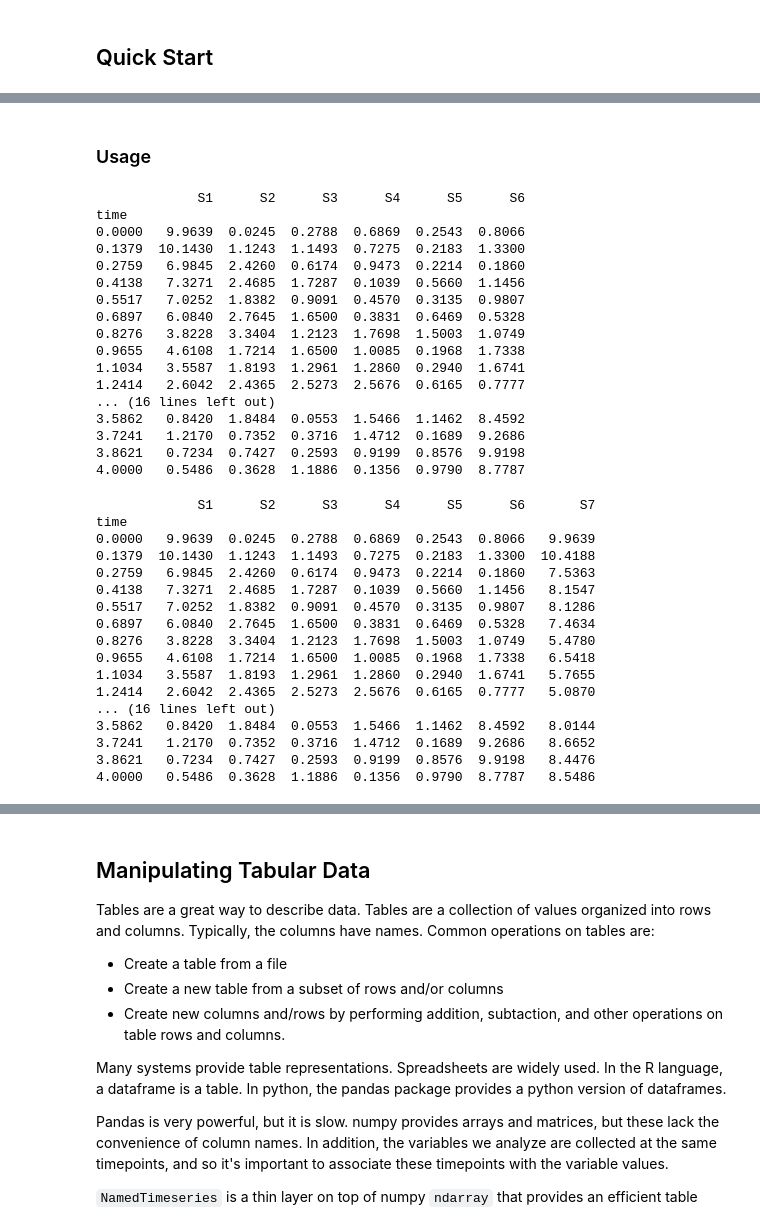
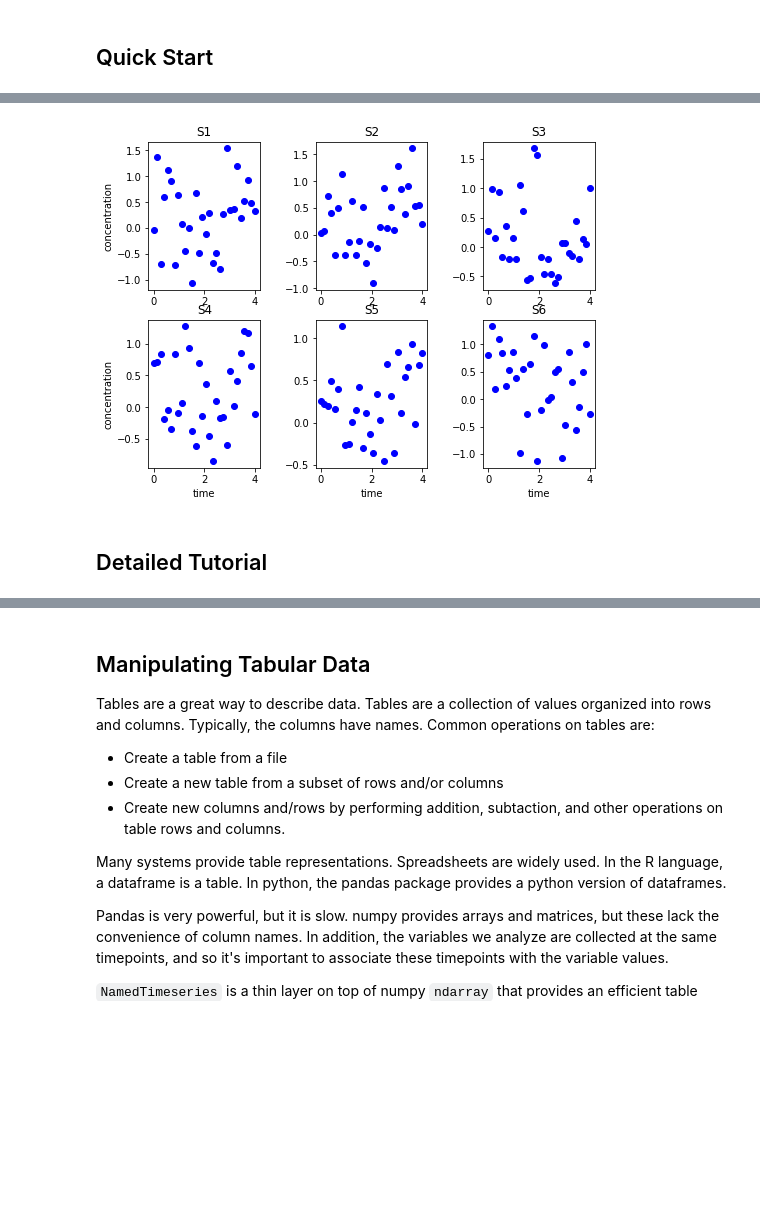
Before and after one commit to sys-bio/teUtils, a Jupyter notebook: teUtils/notebooks/Tutorial on Utilities for Model Fitting.ipynb, the cells around one changed output, grey strips where cells are left out. Cells and saved outputs as stored; diff of their text form; code cells hidden in the pictures; blank space fills up the shorter version.

Commit message:
Updated tutorial with simpler usage workflow.

```diff
--- a/teUtils/notebooks/Tutorial on Utilities for Model Fitting.ipynb
+++ b/teUtils/notebooks/Tutorial on Utilities for Model Fitting.ipynb
@@ -25,3 +70,10 @@ sys.path.extend([teutils, teutils_teutils])
+# %%
+# Plot residuals
+fitter.plotResiduals(num_row=2, num_col=3)
+# %% [output]
+[figure, added]
+# %% [markdown]
+## Detailed Tutorial
 # %%
 # Import the modules needed.
 import numpy as np
@@ -30,49 +82,3 @@ import tellurium as te
 from teUtils.named_timeseries import NamedTimeseries, TIME
 from teUtils.timeseries_plotter import TimeseriesPlotter, PlotOptions
 from teUtils.model_fitter import ModelFitter
-# %% [markdown]
-### Usage
-# %%
-# Create a time series from a CSV file
-ts1 = NamedTimeseries(csv_path="tst_data.txt")  # Construct from a file
-print(ts1)
-# %% [output]
-             S1      S2      S3      S4      S5      S6
-time
-0.0000   9.9639  0.0245  0.2788  0.6869  0.2543  0.8066
-0.1379  10.1430  1.1243  1.1493  0.7275  0.2183  1.3300
-0.2759   6.9845  2.4260  0.6174  0.9473  0.2214  0.1860
-0.4138   7.3271  2.4685  1.7287  0.1039  0.5660  1.1456
-0.5517   7.0252  1.8382  0.9091  0.4570  0.3135  0.9807
-0.6897   6.0840  2.7645  1.6500  0.3831  0.6469  0.5328
-0.8276   3.8228  3.3404  1.2123  1.7698  1.5003  1.0749
-0.9655   4.6108  1.7214  1.6500  1.0085  0.1968  1.7338
-1.1034   3.5587  1.8193  1.2961  1.2860  0.2940  1.6741
-1.2414   2.6042  2.4365  2.5273  2.5676  0.6165  0.7777
-... (16 lines left out)
-3.5862   0.8420  1.8484  0.0553  1.5466  1.1462  8.4592
-3.7241   1.2170  0.7352  0.3716  1.4712  0.1689  9.2686
-3.8621   0.7234  0.7427  0.2593  0.9199  0.8576  9.9198
-4.0000   0.5486  0.3628  1.1886  0.1356  0.9790  8.7787
-# %%
-# Create a new column that is the sum of other columns
-ts1["S7"] = ts1["S1"] + 2*ts1[TIME]
-print(ts1)
-# %% [output]
-             S1      S2      S3      S4      S5      S6       S7
-time
-0.0000   9.9639  0.0245  0.2788  0.6869  0.2543  0.8066   9.9639
-0.1379  10.1430  1.1243  1.1493  0.7275  0.2183  1.3300  10.4188
-0.2759   6.9845  2.4260  0.6174  0.9473  0.2214  0.1860   7.5363
-0.4138   7.3271  2.4685  1.7287  0.1039  0.5660  1.1456   8.1547
-0.5517   7.0252  1.8382  0.9091  0.4570  0.3135  0.9807   8.1286
-0.6897   6.0840  2.7645  1.6500  0.3831  0.6469  0.5328   7.4634
-0.8276   3.8228  3.3404  1.2123  1.7698  1.5003  1.0749   5.4780
-0.9655   4.6108  1.7214  1.6500  1.0085  0.1968  1.7338   6.5418
-1.1034   3.5587  1.8193  1.2961  1.2860  0.2940  1.6741   5.7655
-1.2414   2.6042  2.4365  2.5273  2.5676  0.6165  0.7777   5.0870
-... (16 lines left out)
-3.5862   0.8420  1.8484  0.0553  1.5466  1.1462  8.4592   8.0144
-3.7241   1.2170  0.7352  0.3716  1.4712  0.1689  9.2686   8.6652
-3.8621   0.7234  0.7427  0.2593  0.9199  0.8576  9.9198   8.4476
-4.0000   0.5486  0.3628  1.1886  0.1356  0.9790  8.7787   8.5486
```
Also changed, not shown: parts of 11 cells of this notebook.
